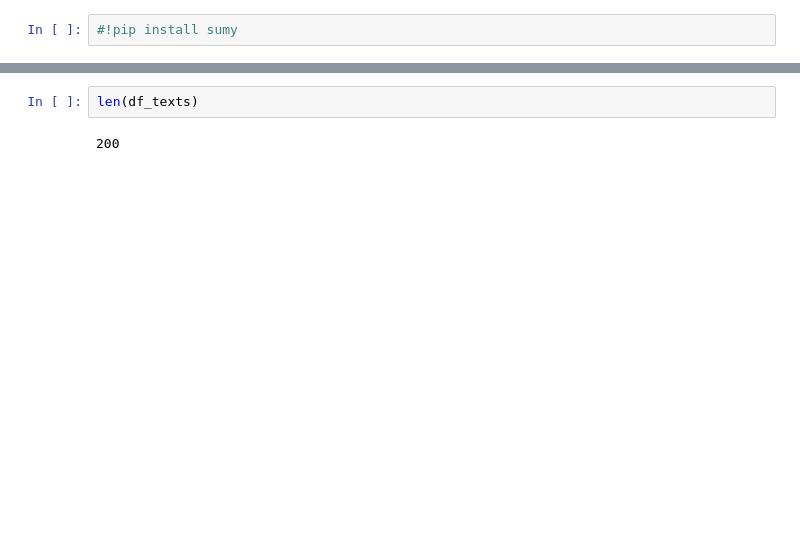
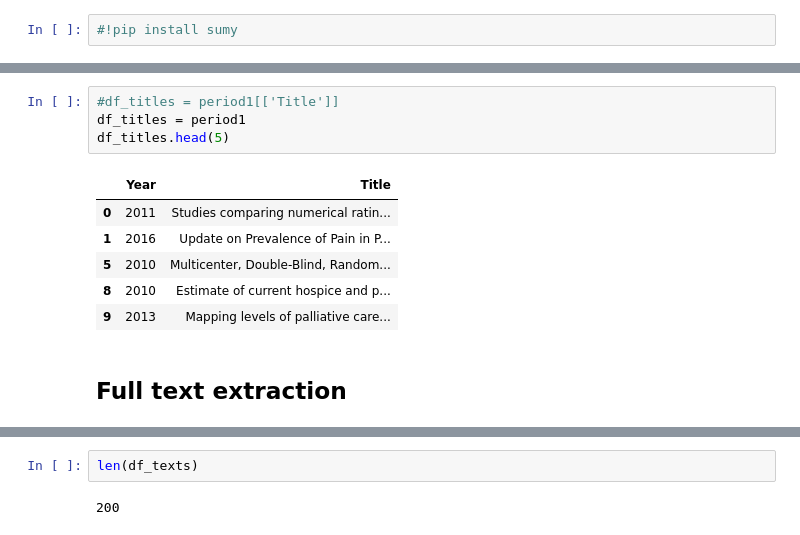
Before and after one commit to themasudur/temp, a Jupyter notebook: JPSM_journal_analysis.ipynb, the cells around one changed output, grey strips where cells are left out. Cells and saved outputs as stored; diff of their text form; blank space fills up the shorter version.

```diff
--- a/JPSM_journal_analysis.ipynb
+++ b/JPSM_journal_analysis.ipynb
@@ -292,0 +197,13 @@ def title_match(text):
+# %%
+#df_titles = period1[['Title']]
+df_titles = period1
+df_titles.head(5)
+# %% [output]
+|  | Year | Title |
+| 0 | 2011 | Studies comparing numerical ratin... |
+| 1 | 2016 | Update on Prevalence of Pain in P... |
+| 5 | 2010 | Multicenter, Double-Blind, Random... |
+| 8 | 2010 | Estimate of current hospice and p... |
+| 9 | 2013 | Mapping levels of palliative care... |
+# %% [markdown]
+## Full text extraction
```
Also changed, not shown: parts of 42 cells of this notebook.
